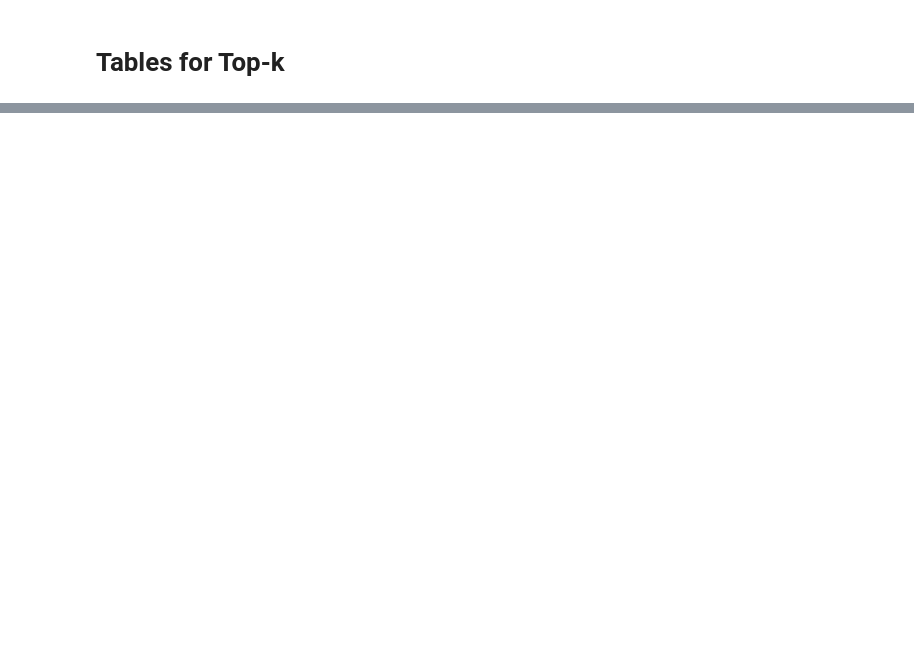
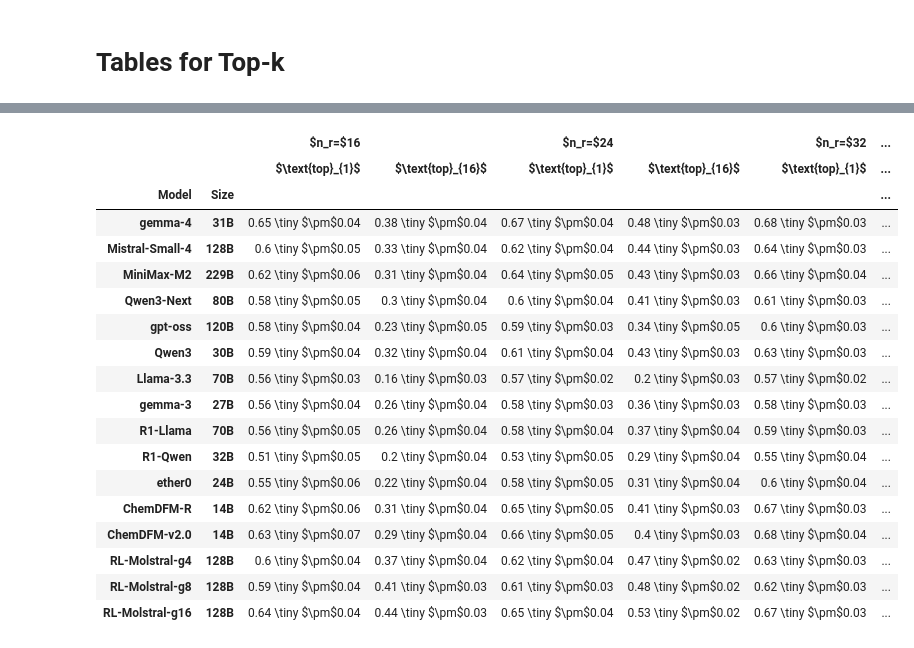
Before and after one commit to Fransou/MolRGen, a Jupyter notebook: notebooks/results/MolGenOutput.ipynb, the cells around one changed output, grey strips where cells are left out. Cells and saved outputs as stored; diff of their text form; code cells hidden in the pictures; blank space fills up the shorter version.

```diff
--- a/notebooks/results/MolGenOutput.ipynb
+++ b/notebooks/results/MolGenOutput.ipynb
@@ -251,6 +388,7 @@ from notebooks.utils import aggregate_molgen_fn
 LATEX_PATH = "MolGenDocking-latex/tables/results"
 
 MODEL_ORDER = [
+    # "ZINC",
     "gemma-4", #04/26
     "Mistral-Small-4", #03/26
     "MiniMax-M2",# 10/25
@@ -264,7 +402,9 @@ MODEL_ORDER = [
     "ether0",
     "ChemDFM-R",
     "ChemDFM-v2.0",
-    "RL-Molstral",
+    "RL-Molstral-g4",
+    "RL-Molstral-g8",
+    "RL-Molstral-g16",
     # "RL-Mistral",
 ]
 # %%
@@ -272,7 +412,7 @@ MODEL_ORDER = [
 import re
 
 Ks = [1, 16]
-N_r = [16, 24, 32, 64]
+N_r = [16, 24, 32, 48]
 
 N_reperform = 3
 
@@ -301,15 +441,11 @@ for model_name in df.model.unique():
                 else:
                     size = metadata["size"]
                 for i, row in pass_k.iterrows():
-                    thinking = r"\CheckmarkBold" if metadata["thinking"] else r"\XSolidBrush"
-                    chem = r"\CheckmarkBold" if metadata["Chem."] else r"\XSolidBrush"
 
                     table.append(
                         [
                             model_name,
                             size,
-                            thinking,
-                            chem,
                             f"$n_r=${n_rollout}",
                             k,
                             row[str(k)],
@@ -317,7 +453,7 @@ for model_name in df.model.unique():
                         ]
                     )
                 pbar.update(1)
-table= pd.DataFrame(columns=["model", "Size", "Think.", "Chem.", "Metric", "k", "Value", "prompt_id"], data=table)
+table= pd.DataFrame(columns=["model", "Size", "Metric", "k", "Value", "prompt_id"], data=table)
 # %%
 from notebooks.utils.utils import process_model_name
 
@@ -330,18 +468,30 @@ cmap
 # %%
-def post_process_latex(latex: str, sep=["ether0", "RL-Molstral"]):
+def post_process_latex(
+    latex: str,
+    sep_del=[
+        "gemma-4",
+        "ether0",
+        "RL-Molstral"
+    ],
+    sep=[
+        # r"\multicolumn{" + str(len(N_r)*len(Ks) + 2) + r"}{c}{Random Sampling on ZINC} \\",
+        r"\multicolumn{" + str(len(N_r)*len(Ks) + 2) + r"}{c}{General LLMs} \\" ,
+        r"\multicolumn{" + str(len(N_r)*len(Ks) + 2) + r"}{c}{Chemically specialized LLMs} \\",
+        r"\multicolumn{" + str(len(N_r)*len(Ks) + 2) + r"}{c}{Models trained on MolRGen} \\",
+
+    ]
+):
     latex_lines = latex.split("\n")
     new_latex = latex_lines[:3]
 
     last_header = "&".join(latex_lines[4].split("&")[:2]) + "&" + "&".join(latex_lines[3].split("&")[2:])
     new_latex.append(last_header)
-    new_latex += [r"\midrule",r"\midrule", r"\multicolumn{" + str(len(N_r)*len(Ks) + 2) + r"}{c}{General LLMs} \\" ,r"\midrule",r"\midrule"]
     i_sp = 0
-    SEPS=[r"\multicolumn{" + str(len(N_r)*len(Ks) + 2) + r"}{c}{Chemically specialized LLMs} \\", r"\multicolumn{" + str(len(N_r)*len(Ks) + 2) + r"}{c}{Models trained on MolRGen} \\"]
     for line in latex_lines[5:]:
         if r"\midrule" in line:
             continue
-        if i_sp < len(sep) and sep[i_sp] in line:
-            new_latex += [r"\midrule",r"\midrule", SEPS[i_sp] ,r"\midrule",r"\midrule"]
+        if i_sp < len(sep) and sep_del[i_sp] in line:
+            new_latex += [r"\midrule",r"\midrule", sep[i_sp] ,r"\midrule",r"\midrule"]
             i_sp += 1
         new_latex.append(line)
     return "\n".join(new_latex)
@@ -358,33 +508,55 @@ formatter = PandasTableFormatter(
     n_decimals = 2, # Number of decimals to keep in the table
     aggregation_methods=["mean", "std"], # Aggregation functions to apply to the data
     main_subset=0, # Subset of values to bold, here the first column will be bolded corresponding to the mean values, if [0,1] the first two columns will be bolded (independently)
     hide_agg_labels=True, # Hide the aggregation column names in the latex
     global_agg=False, # Whether to compute global aggregation across all columns (True)
     color_mapping =color_map,
     groupby_col="prompt_id",
     color_mapping_key_idx=0,
     merge_aggs=True
 )
 
 style = formatter.style(
     table, # Dataframe to format
     rows= ["Model", r"Size"], # Rows
     cols=["Metric", r"K"], # Columns
     values= "Value", # Values
     highlight_fn= np.nanmax, # Function to use to highlight the values, here the maximum values will be highlighted
     props=["textbf:--rwrap--latex; underline:--rwrap--latex", "underline:--rwrap--latex",], # Properties to apply to the highlighted values, here the maximum values will be underlined and bolded, the second maximum values will be bolded
     special_format_agg = {
         "std": lambda x: "\\tiny $\\pm$" + x, # Format to apply to the standard deviation values
     },
     remove_col_names=True,
     row_order = MODEL_ORDER
 )
-latex = formatter.latex(
-    style, None, multicol_align="c", hrules=True, column_format="c|c||" + "".join(["p{1.3cm}" * len(Ks) + "||" for _  in range(len(N_r))])
+latex = post_process_latex(
+    formatter.latex(
+        style, None, multicol_align="c||", hrules=True, column_format="c|c||" + "".join(["p{1.3cm}" * len(Ks) + "||" for _  in range(len(N_r))])
+    )
 )
 
 with open(f"{LATEX_PATH}/gen_table.tex", "w") as f:
-    f.write(post_process_latex(latex))
+    f.write(latex)
 
 
 style
+# %% [output]
+|  |  | $n_r=$16 |  | $n_r=$24 |  | $n_r=$32 | ... |
+|  |  | $\text{top}_{1}$ | $\text{top}_{16}$ | $\text{top}_{1}$ | $\text{top}_{16}$ | $\text{top}_{1}$ | ... |
+| Model | Size |  |  |  |  |  | ... |
+| gemma-4 | 31B | 0.65 \tiny $\pm$0.04 | 0.38 \tiny $\pm$0.04 | 0.67 \tiny $\pm$0.04 | 0.48 \tiny $\pm$0.03 | 0.68 \tiny $\pm$0.03 | ... |
+| Mistral-Small-4 | 128B | 0.6 \tiny $\pm$0.05 | 0.33 \tiny $\pm$0.04 | 0.62 \tiny $\pm$0.04 | 0.44 \tiny $\pm$0.03 | 0.64 \tiny $\pm$0.03 | ... |
+| MiniMax-M2 | 229B | 0.62 \tiny $\pm$0.06 | 0.31 \tiny $\pm$0.04 | 0.64 \tiny $\pm$0.05 | 0.43 \tiny $\pm$0.03 | 0.66 \tiny $\pm$0.04 | ... |
+| Qwen3-Next | 80B | 0.58 \tiny $\pm$0.05 | 0.3 \tiny $\pm$0.04 | 0.6 \tiny $\pm$0.04 | 0.41 \tiny $\pm$0.03 | 0.61 \tiny $\pm$0.03 | ... |
+| gpt-oss | 120B | 0.58 \tiny $\pm$0.04 | 0.23 \tiny $\pm$0.05 | 0.59 \tiny $\pm$0.03 | 0.34 \tiny $\pm$0.05 | 0.6 \tiny $\pm$0.03 | ... |
+| Qwen3 | 30B | 0.59 \tiny $\pm$0.04 | 0.32 \tiny $\pm$0.04 | 0.61 \tiny $\pm$0.04 | 0.43 \tiny $\pm$0.03 | 0.63 \tiny $\pm$0.03 | ... |
+| Llama-3.3 | 70B | 0.56 \tiny $\pm$0.03 | 0.16 \tiny $\pm$0.03 | 0.57 \tiny $\pm$0.02 | 0.2 \tiny $\pm$0.03 | 0.57 \tiny $\pm$0.02 | ... |
+| gemma-3 | 27B | 0.56 \tiny $\pm$0.04 | 0.26 \tiny $\pm$0.04 | 0.58 \tiny $\pm$0.03 | 0.36 \tiny $\pm$0.03 | 0.58 \tiny $\pm$0.03 | ... |
+| R1-Llama | 70B | 0.56 \tiny $\pm$0.05 | 0.26 \tiny $\pm$0.04 | 0.58 \tiny $\pm$0.04 | 0.37 \tiny $\pm$0.04 | 0.59 \tiny $\pm$0.03 | ... |
+| R1-Qwen | 32B | 0.51 \tiny $\pm$0.05 | 0.2 \tiny $\pm$0.04 | 0.53 \tiny $\pm$0.05 | 0.29 \tiny $\pm$0.04 | 0.55 \tiny $\pm$0.04 | ... |
+| ether0 | 24B | 0.55 \tiny $\pm$0.06 | 0.22 \tiny $\pm$0.04 | 0.58 \tiny $\pm$0.05 | 0.31 \tiny $\pm$0.04 | 0.6 \tiny $\pm$0.04 | ... |
+| ChemDFM-R | 14B | 0.62 \tiny $\pm$0.06 | 0.31 \tiny $\pm$0.04 | 0.65 \tiny $\pm$0.05 | 0.41 \tiny $\pm$0.03 | 0.67 \tiny $\pm$0.03 | ... |
+| ChemDFM-v2.0 | 14B | 0.63 \tiny $\pm$0.07 | 0.29 \tiny $\pm$0.04 | 0.66 \tiny $\pm$0.05 | 0.4 \tiny $\pm$0.03 | 0.68 \tiny $\pm$0.04 | ... |
+| RL-Molstral-g4 | 128B | 0.6 \tiny $\pm$0.04 | 0.37 \tiny $\pm$0.04 | 0.62 \tiny $\pm$0.04 | 0.47 \tiny $\pm$0.02 | 0.63 \tiny $\pm$0.03 | ... |
+| RL-Molstral-g8 | 128B | 0.59 \tiny $\pm$0.04 | 0.41 \tiny $\pm$0.03 | 0.61 \tiny $\pm$0.03 | 0.48 \tiny $\pm$0.02 | 0.62 \tiny $\pm$0.03 | ... |
+| RL-Molstral-g16 | 128B | 0.64 \tiny $\pm$0.04 | 0.44 \tiny $\pm$0.03 | 0.65 \tiny $\pm$0.04 | 0.53 \tiny $\pm$0.02 | 0.67 \tiny $\pm$0.03 | ... |
```
Also changed, not shown: parts of 29 cells of this notebook, 8 other files.
